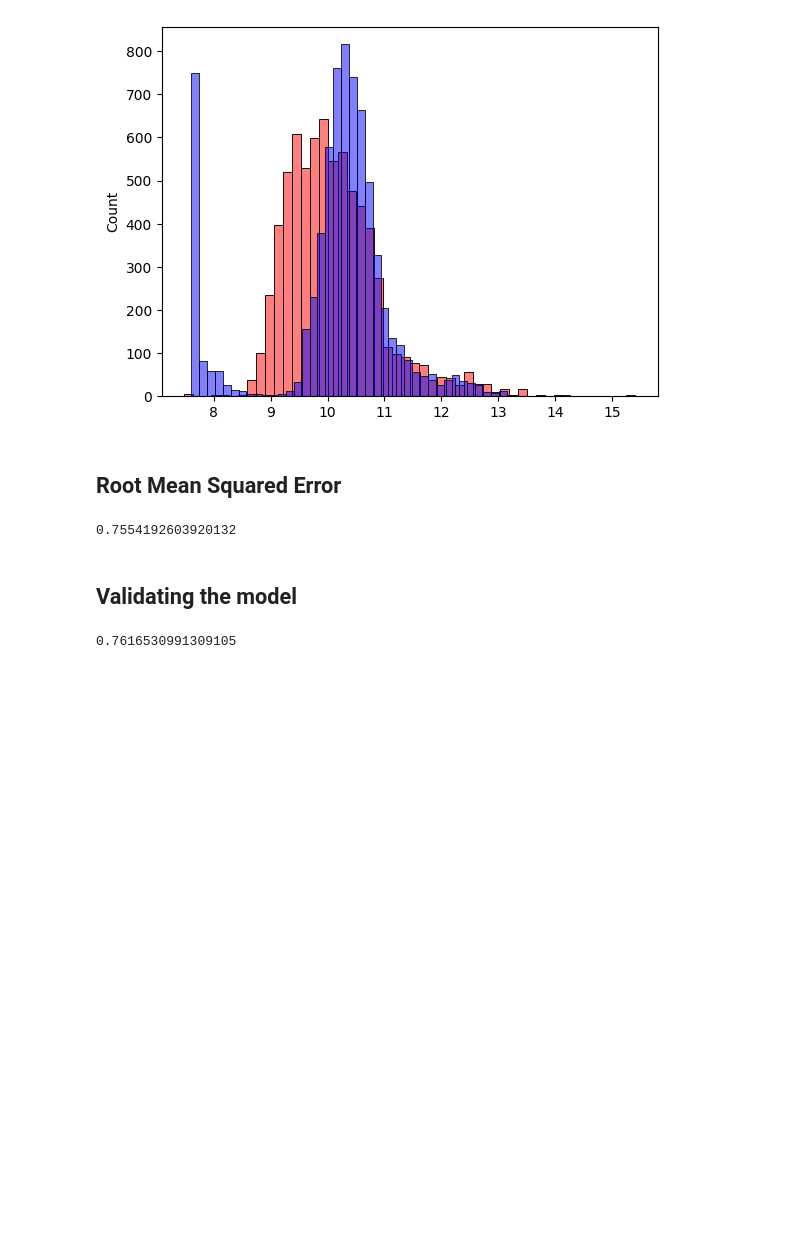
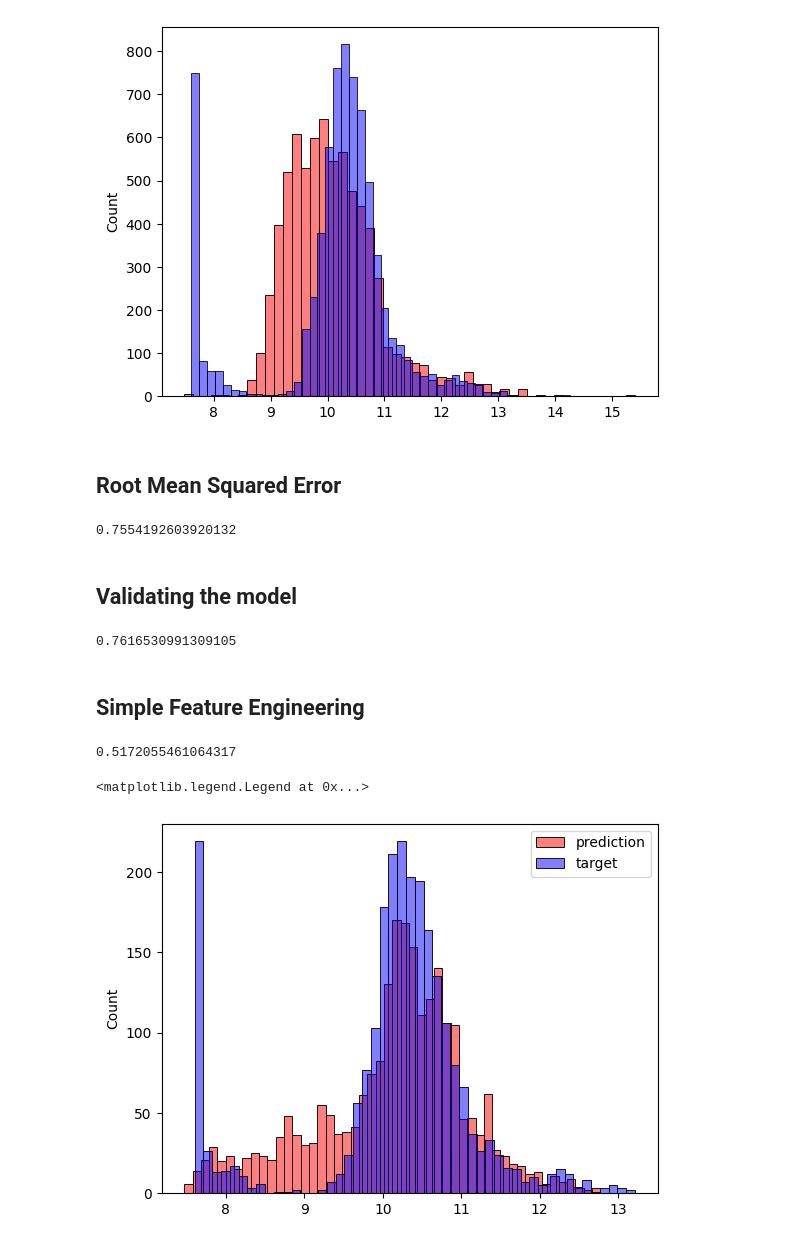
Before and after one commit to ajaynair710/Car-Price-Prediction, a Jupyter notebook: carpriceprediction.ipynb, the cells around one changed output. Drawn from its saved outputs; the diff is of its cells as text; code cells hidden in the pictures; blank space fills up the shorter version.

Commit message:
feature engineering

```diff
--- a/carpriceprediction.ipynb
+++ b/carpriceprediction.ipynb
@@ -347,3 +347,33 @@ y_pred = w0 + X_val.dot(w)
 rmse(y_val, y_pred)
 # %% [output]
 0.7616530991309105
+# %% [markdown]
+## Simple Feature Engineering
+# %%
+def prepare_X(df):
+    df = df.copy()
+
+    df['age'] = 2017 - df['year']
+    features = base + ['age']
+
+    df_num = df[features]
+    df_num = df_num.fillna(0)
+    X = df_num.values
+
+    return X
+# %%
+X_train = prepare_X(df_train)
+w0, w = train_linear_regression(X_train, y_train)
+
+X_val = prepare_X(df_val)
+y_pred = w0 + X_val.dot(w)
+rmse(y_val, y_pred)
+# %% [output]
+0.5172055461064317
+# %%
+sns.histplot(y_pred, label='prediction', color='red', alpha=0.5, bins=50)
+sns.histplot(y_val, label='target', color='blue',  alpha=0.5, bins=50)
+plt.legend()
+# %% [output]
+<matplotlib.legend.Legend at 0x...>
+[figure, added]
```
